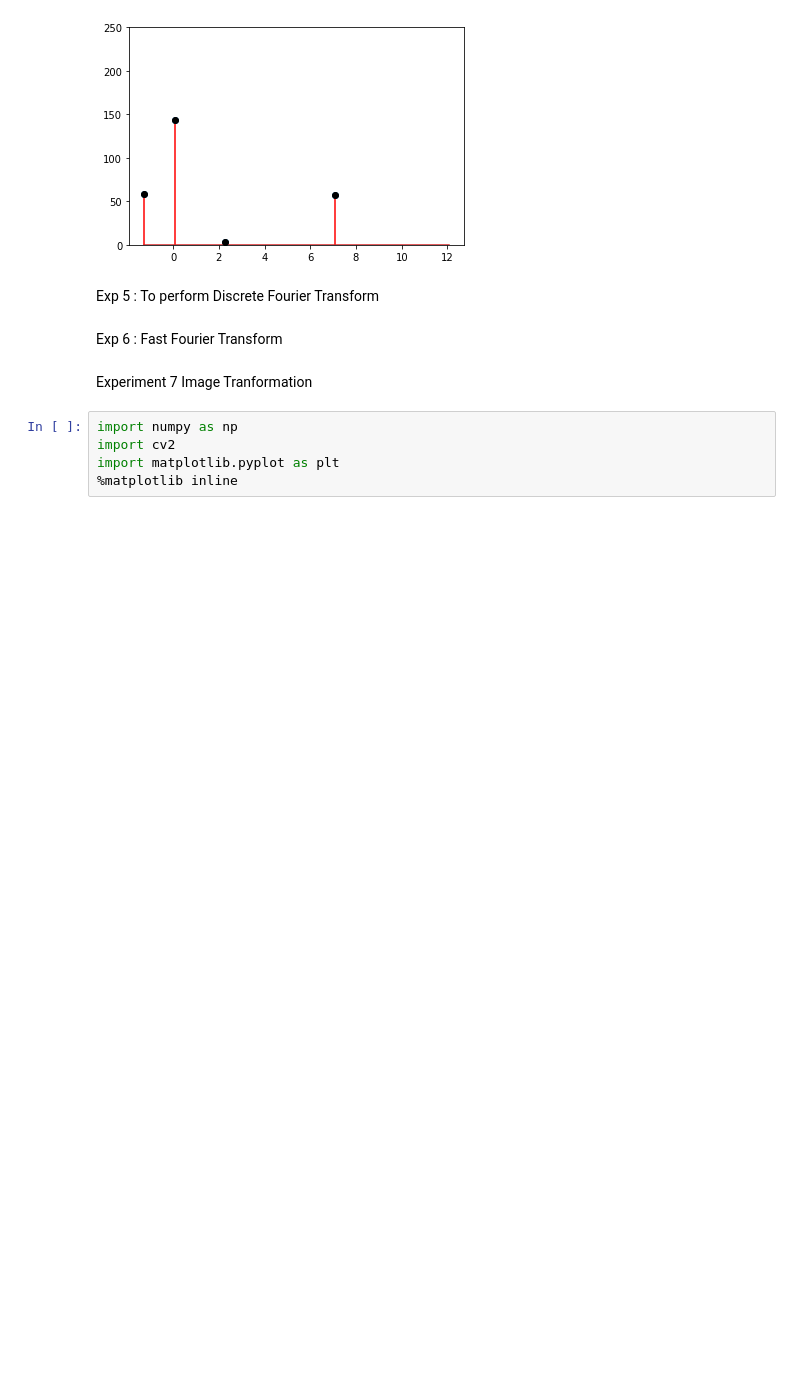
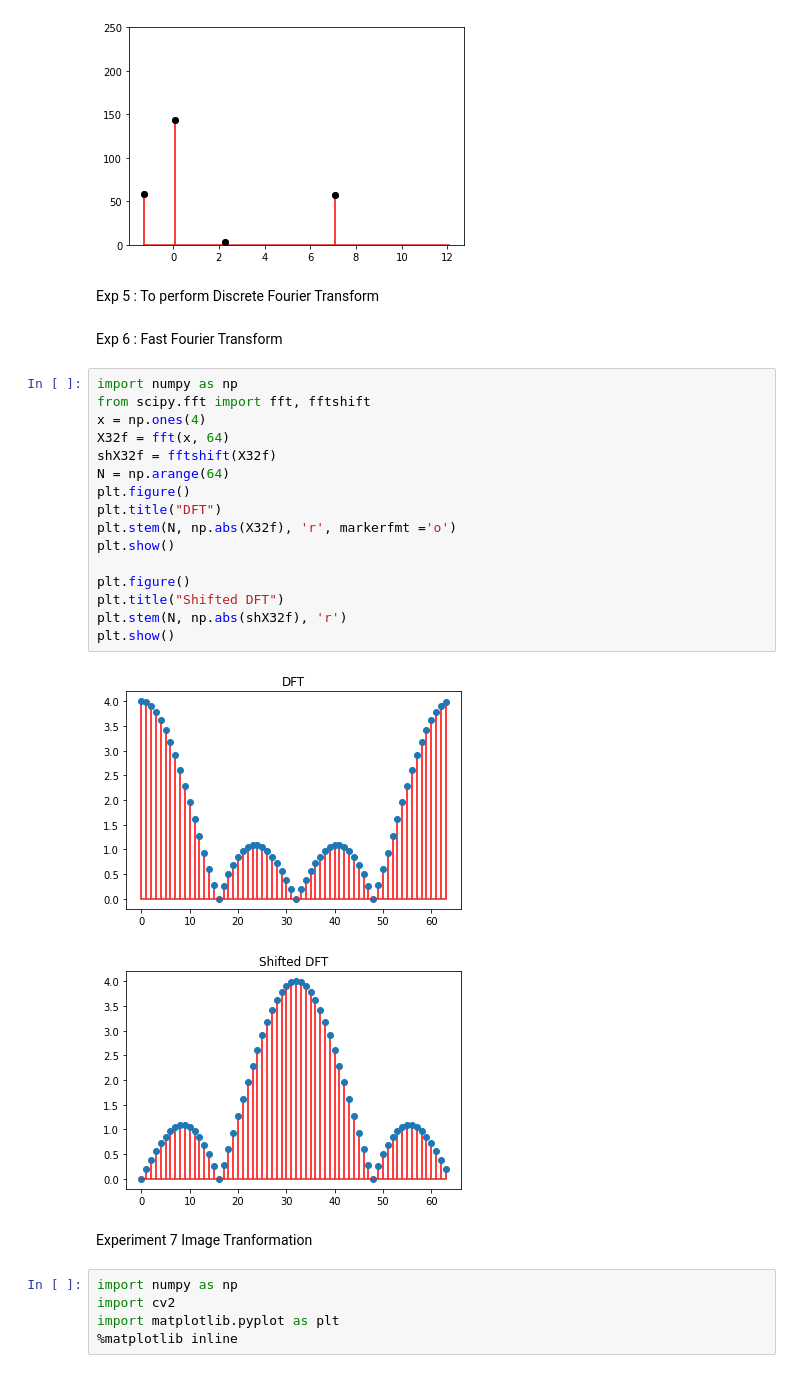
Before and after one commit to ejson03/Sem-7-pracs, a Jupyter notebook: dsip/dsip.ipynb, the cells around one changed output. Saved outputs shown, nothing was run; the diff lists cells and outputs as text; blank space fills up the shorter version.

```diff
--- a/dsip/dsip.ipynb
+++ b/dsip/dsip.ipynb
@@ -121,6 +122,25 @@ plt.show()
 Exp 5 : To perform Discrete  Fourier Transform
 # %% [markdown]
 Exp 6 : Fast Fourier Transform
+# %%
+import numpy as np
+from scipy.fft import fft, fftshift
+x = np.ones(4)
+X32f = fft(x, 64)
+shX32f = fftshift(X32f)
+N = np.arange(64)
+plt.figure()
+plt.title("DFT")
+plt.stem(N, np.abs(X32f), 'r', markerfmt ='o')
+plt.show()
+
+plt.figure()
+plt.title("Shifted DFT")
+plt.stem(N, np.abs(shX32f), 'r')
+plt.show()
+# %% [output]
+[figure, added]
+[figure, added]
 # %% [markdown]
 Experiment 7 Image Tranformation
 # %%
```
Also changed, not shown: parts of 2 cells of this notebook.
